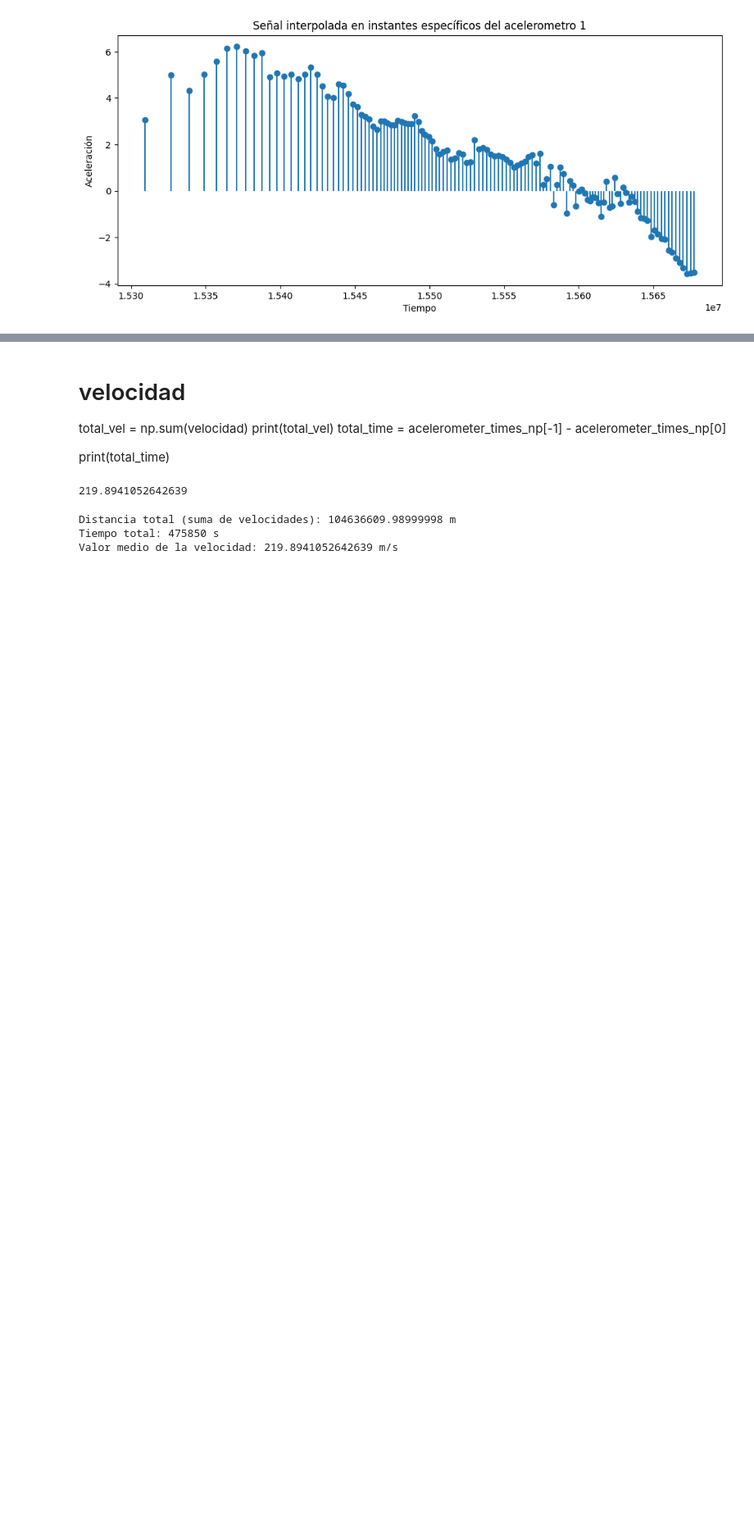
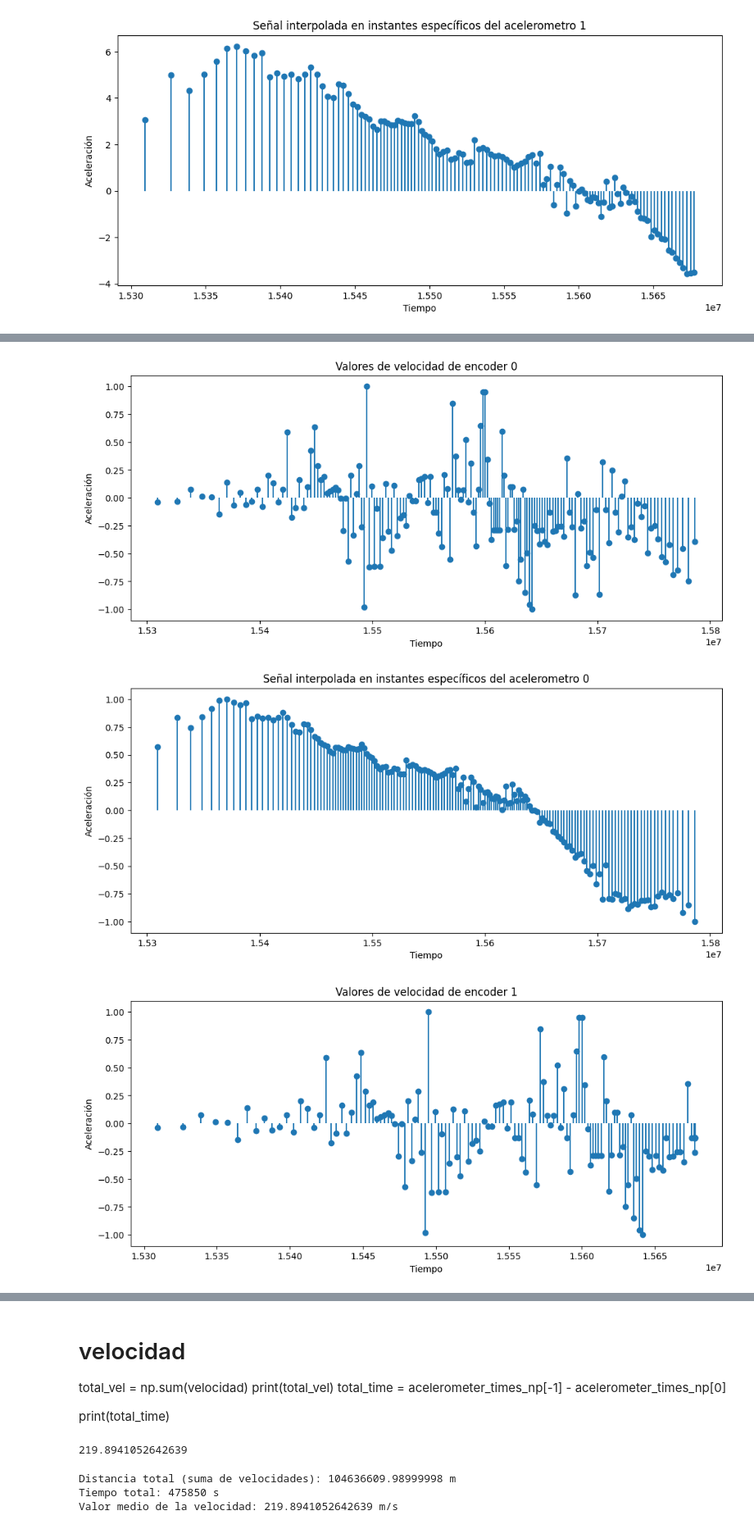
Before and after one commit to Daniesmor/neural_adr_encoder, a Jupyter notebook: time_based_measures.ipynb, the cells around one changed output, grey strips where cells are left out. Shown at 82% size. Drawn from its saved outputs; the diff is of its cells as text; code cells hidden in the pictures; blank space fills up the shorter version.

```diff
--- a/time_based_measures.ipynb
+++ b/time_based_measures.ipynb
@@ -472,3 +456,15 @@ dtype: int64
 [figure]
 [figure]
 [figure]
+# %%
+# Comprobación de lens
+for idx, df in enumerate(extended_df):
+    print(f"Analizando mi df {idx}")
+    len_encoder_times = len(df['encoder_times'])
+    len_encoder_accel = len(df['encoder_accel'])
+    len_encoder_vel = len(df['encoder_vel'])
+    len_filtered = len(df['filtered'])
+    print(len_encoder_times)
+    print(len_encoder_accel)
+    print(len_encoder_vel)
+    print(len_filtered)
@@ -474,0 +482,19 @@ dtype: int64
+# %%
+# NORMALIZACIÓN
+for idx, df in enumerate(extended_df):
+    # Normalizar encoder_accel
+    df['encoder_accel'] = 2 * ((df['encoder_accel'] - df['encoder_accel'].min()) / (df['encoder_accel'].max() - df['encoder_accel'].min())) - 1
+
+    # Normalizar encoder_vel
+    df['encoder_vel'] = 2 * ((df['encoder_vel'] - df['encoder_vel'].min()) / (df['encoder_vel'].max() - df['encoder_vel'].min())) - 1
+
+    # Normalizar filtered
+    df['filtered'] = 2 * ((df['filtered'] - df['filtered'].min()) / (df['filtered'].max() - df['filtered'].min())) - 1
+
+
+for idx, df in enumerate(extended_df):
+    plot_summaries(df, idx)
+# %% [output]
+[figure, added]
+[figure, added]
+[figure, added]
```
Also changed, not shown: parts of 4 cells of this notebook, 2 other files.
